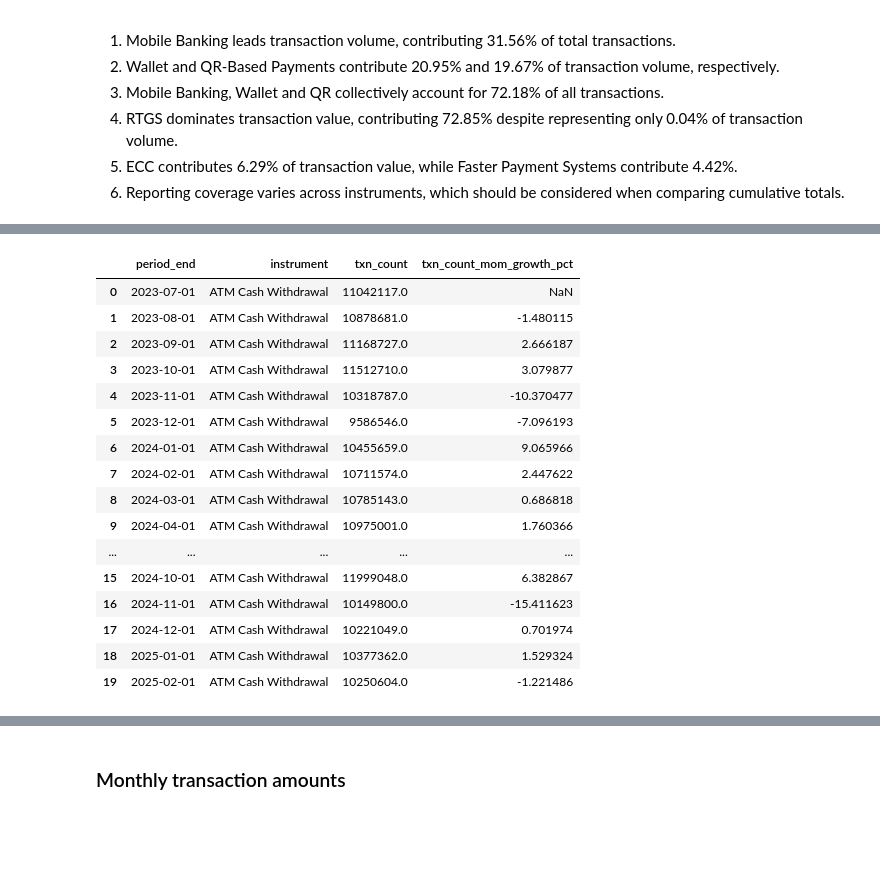
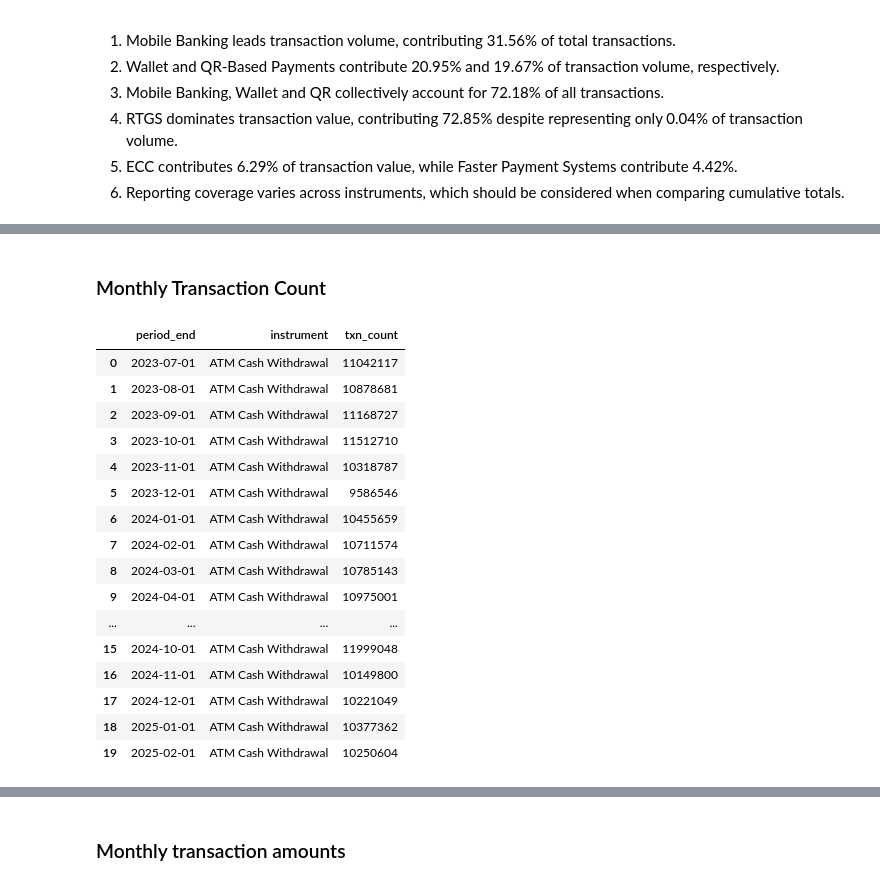
Before and after one commit to Srijan0113/Nepal_Online_Payment_System, a Jupyter notebook: Python/02_transaction_trend_analysis.ipynb, the cells around one changed output, grey strips where cells are left out. Saved outputs shown, nothing was run; the diff lists cells and outputs as text; code cells hidden in the pictures; blank space fills up the shorter version.

```diff
--- a/Python/02_transaction_trend_analysis.ipynb
+++ b/Python/02_transaction_trend_analysis.ipynb
@@ -830,25 +708,30 @@ instrument_monthly_count.head(20)
+# %% [markdown]
+### Monthly Transaction Count
 # %%
-instrument_monthly_count["txn_count_mom_growth_pct"] = (
-    instrument_monthly_count
-    .groupby("instrument")["txn_count"]
-    .pct_change(fill_method=None) * 100
+instrument_monthly_count = (
+     df[
+         ["period_end","instrument","txn_count"]
+     ]
+     .copy()
+     .sort_values(["instrument","period_end"])
+     .reset_index(drop=True)
 )
 instrument_monthly_count.head(20)
 # %% [output]
-|  | period_end | instrument | txn_count | txn_count_mom_growth_pct |
-| 0 | 2023-07-01 | ATM Cash Withdrawal | 11042117.0 | NaN |
-| 1 | 2023-08-01 | ATM Cash Withdrawal | 10878681.0 | -1.480115 |
-| 2 | 2023-09-01 | ATM Cash Withdrawal | 11168727.0 | 2.666187 |
-| 3 | 2023-10-01 | ATM Cash Withdrawal | 11512710.0 | 3.079877 |
-| 4 | 2023-11-01 | ATM Cash Withdrawal | 10318787.0 | -10.370477 |
-| 5 | 2023-12-01 | ATM Cash Withdrawal | 9586546.0 | -7.096193 |
-| 6 | 2024-01-01 | ATM Cash Withdrawal | 10455659.0 | 9.065966 |
-| 7 | 2024-02-01 | ATM Cash Withdrawal | 10711574.0 | 2.447622 |
-| 8 | 2024-03-01 | ATM Cash Withdrawal | 10785143.0 | 0.686818 |
-| 9 | 2024-04-01 | ATM Cash Withdrawal | 10975001.0 | 1.760366 |
-| ... | ... | ... | ... | ... |
-| 15 | 2024-10-01 | ATM Cash Withdrawal | 11999048.0 | 6.382867 |
-| 16 | 2024-11-01 | ATM Cash Withdrawal | 10149800.0 | -15.411623 |
-| 17 | 2024-12-01 | ATM Cash Withdrawal | 10221049.0 | 0.701974 |
-| 18 | 2025-01-01 | ATM Cash Withdrawal | 10377362.0 | 1.529324 |
-| 19 | 2025-02-01 | ATM Cash Withdrawal | 10250604.0 | -1.221486 |
+|  | period_end | instrument | txn_count |
+| 0 | 2023-07-01 | ATM Cash Withdrawal | 11042117 |
+| 1 | 2023-08-01 | ATM Cash Withdrawal | 10878681 |
+| 2 | 2023-09-01 | ATM Cash Withdrawal | 11168727 |
+| 3 | 2023-10-01 | ATM Cash Withdrawal | 11512710 |
+| 4 | 2023-11-01 | ATM Cash Withdrawal | 10318787 |
+| 5 | 2023-12-01 | ATM Cash Withdrawal | 9586546 |
+| 6 | 2024-01-01 | ATM Cash Withdrawal | 10455659 |
+| 7 | 2024-02-01 | ATM Cash Withdrawal | 10711574 |
+| 8 | 2024-03-01 | ATM Cash Withdrawal | 10785143 |
+| 9 | 2024-04-01 | ATM Cash Withdrawal | 10975001 |
+| ... | ... | ... | ... |
+| 15 | 2024-10-01 | ATM Cash Withdrawal | 11999048 |
+| 16 | 2024-11-01 | ATM Cash Withdrawal | 10149800 |
+| 17 | 2024-12-01 | ATM Cash Withdrawal | 10221049 |
+| 18 | 2025-01-01 | ATM Cash Withdrawal | 10377362 |
+| 19 | 2025-02-01 | ATM Cash Withdrawal | 10250604 |
```
Also changed, not shown: parts of 12 cells of this notebook.
